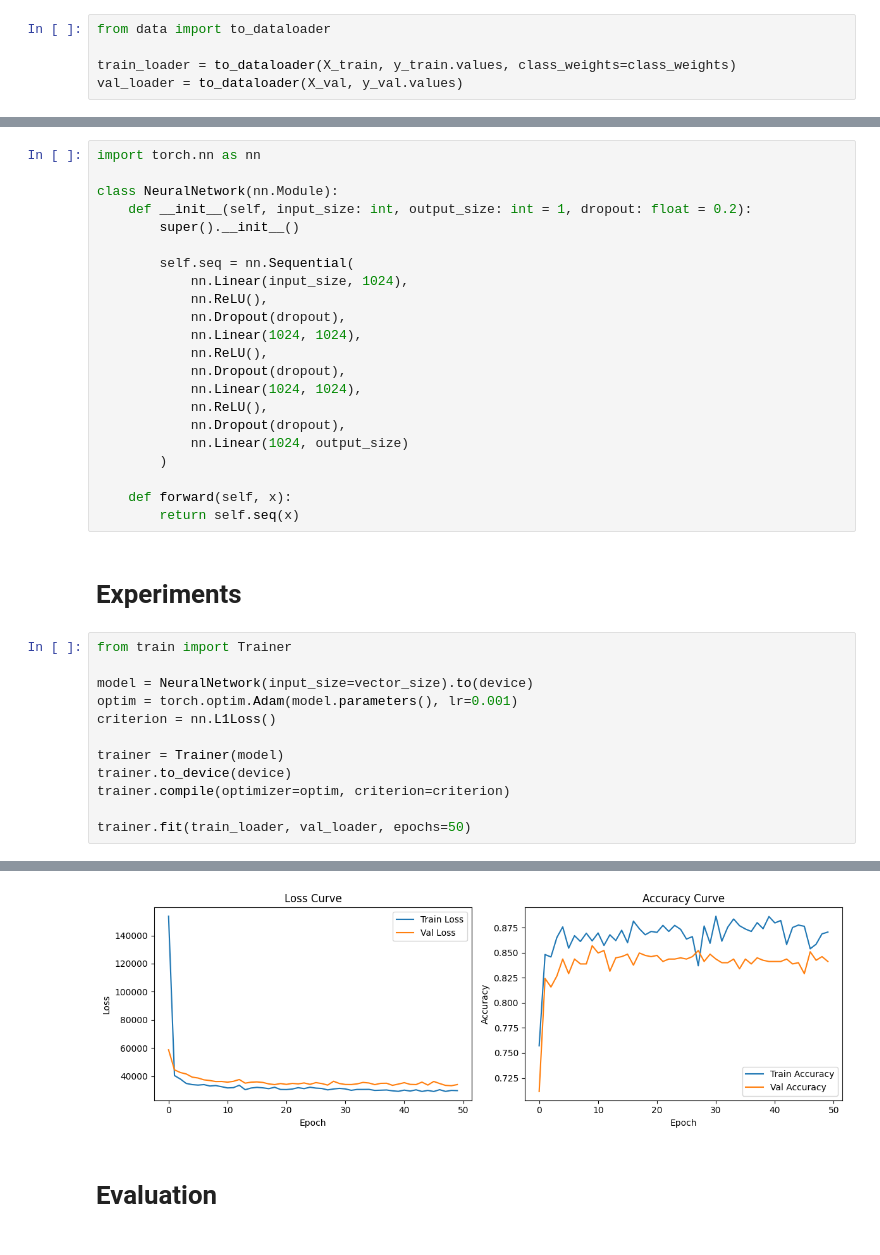
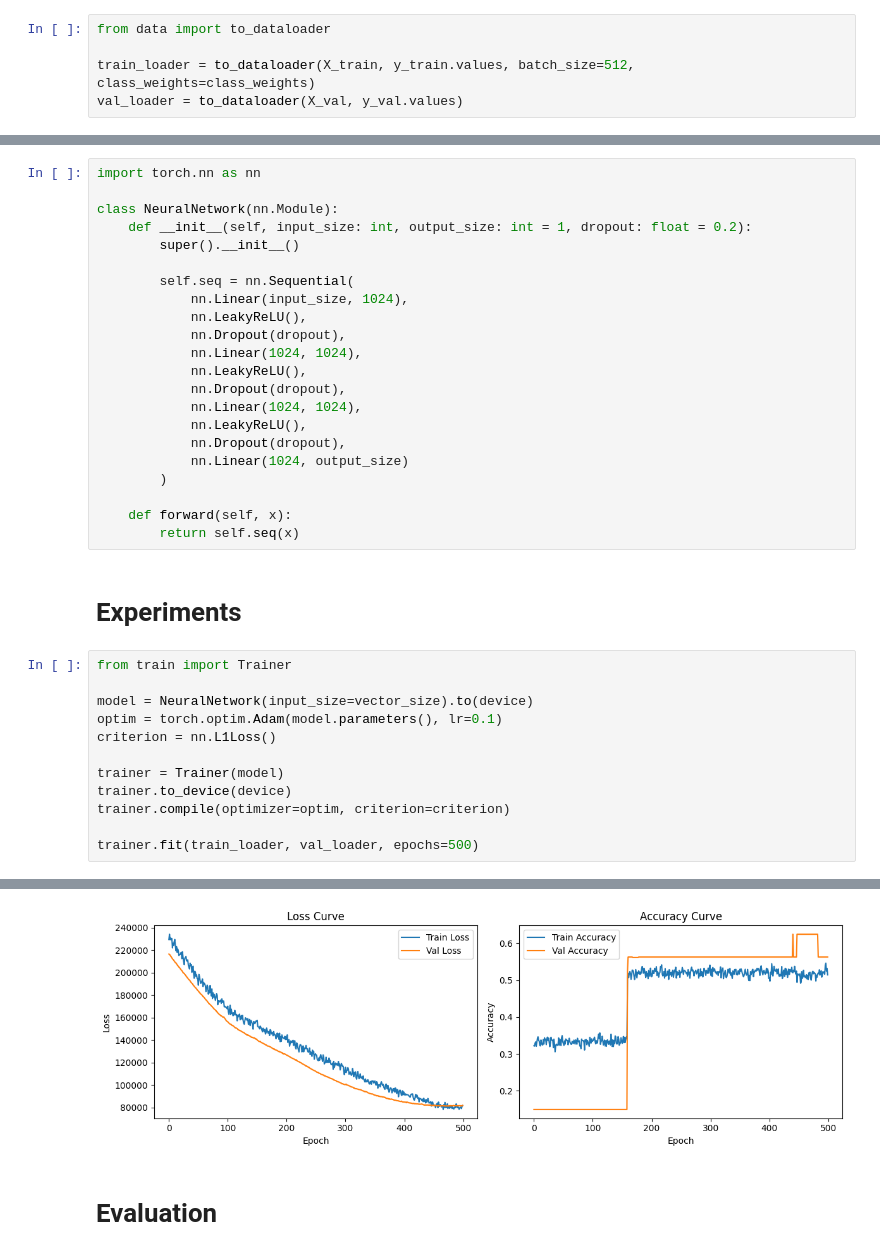
Before and after one commit to gamemeine/ssne, a Jupyter notebook: ex3/main.ipynb, the cells around one changed output, grey strips where cells are left out. Drawn from its saved outputs; the diff is of its cells as text.

```diff
--- a/ex3/main.ipynb
+++ b/ex3/main.ipynb
@@ -101,7 +101,7 @@ class_weights
 # %%
 from data import to_dataloader
 
-train_loader = to_dataloader(X_train, y_train.values, class_weights=class_weights)
+train_loader = to_dataloader(X_train, y_train.values, batch_size=512, class_weights=class_weights)
 val_loader = to_dataloader(X_val, y_val.values)
 # %%
 vector_size = X_train.shape[1]
@@ -120,13 +120,13 @@ class NeuralNetwork(nn.Module):
 
         self.seq = nn.Sequential(
             nn.Linear(input_size, 1024),
-            nn.ReLU(),
+            nn.LeakyReLU(),
             nn.Dropout(dropout),
             nn.Linear(1024, 1024),
-            nn.ReLU(),
+            nn.LeakyReLU(),
             nn.Dropout(dropout),
             nn.Linear(1024, 1024),
-            nn.ReLU(),
+            nn.LeakyReLU(),
             nn.Dropout(dropout),
             nn.Linear(1024, output_size)
         )
@@ -139,12 +139,12 @@ class NeuralNetwork(nn.Module):
 from train import Trainer
 
 model = NeuralNetwork(input_size=vector_size).to(device)
-optim = torch.optim.Adam(model.parameters(), lr=0.001)
+optim = torch.optim.Adam(model.parameters(), lr=0.1)
 criterion = nn.L1Loss()
 
 trainer = Trainer(model)
 trainer.to_device(device)
 trainer.compile(optimizer=optim, criterion=criterion)
 
-trainer.fit(train_loader, val_loader, epochs=50)
+trainer.fit(train_loader, val_loader, epochs=500)
 # %% [output]
@@ -168,4 +168,4 @@ Epoch 50/50 - Train Loss: 29802.03 - Val Loss: 34098.60 - Val Acc: 0.8412 - LR:
-[figure, old version]
+[figure, new version]
 # %% [markdown]
 # Evaluation
 # %%
```
Also changed, not shown: parts of 3 cells of this notebook, 1 other file.
